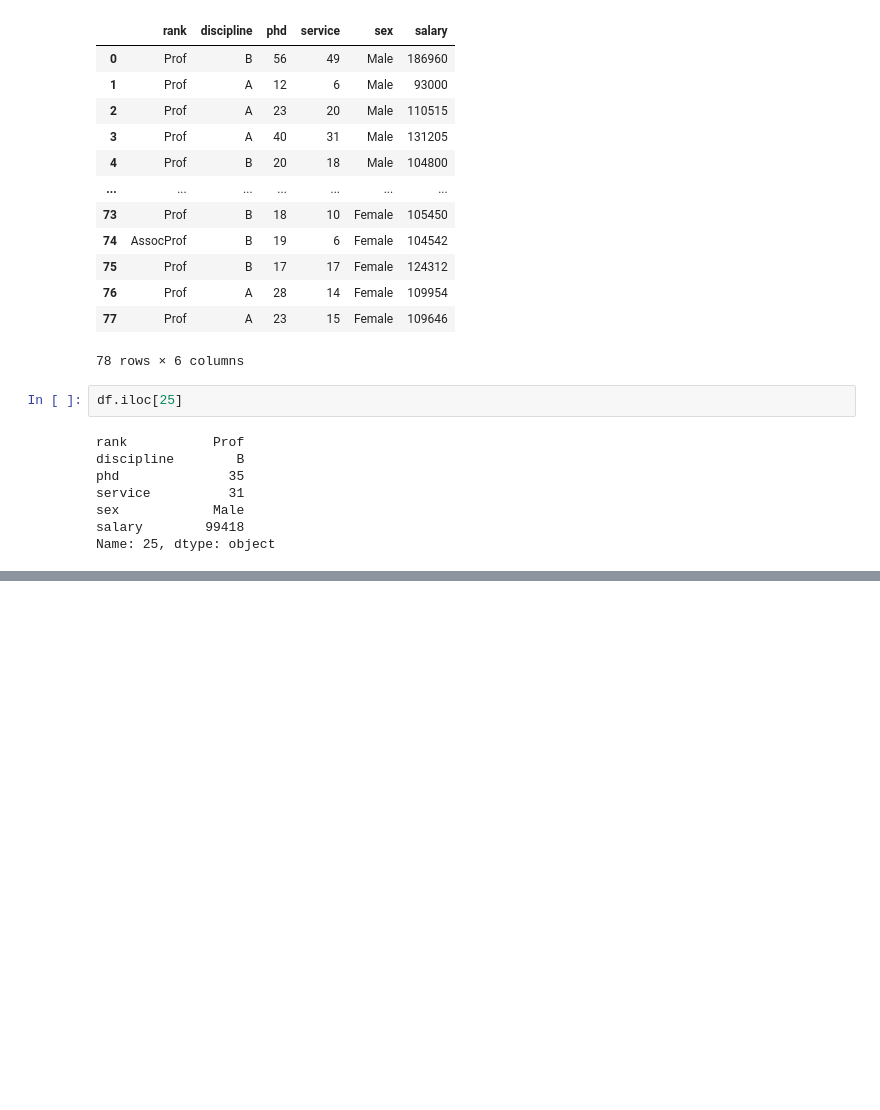
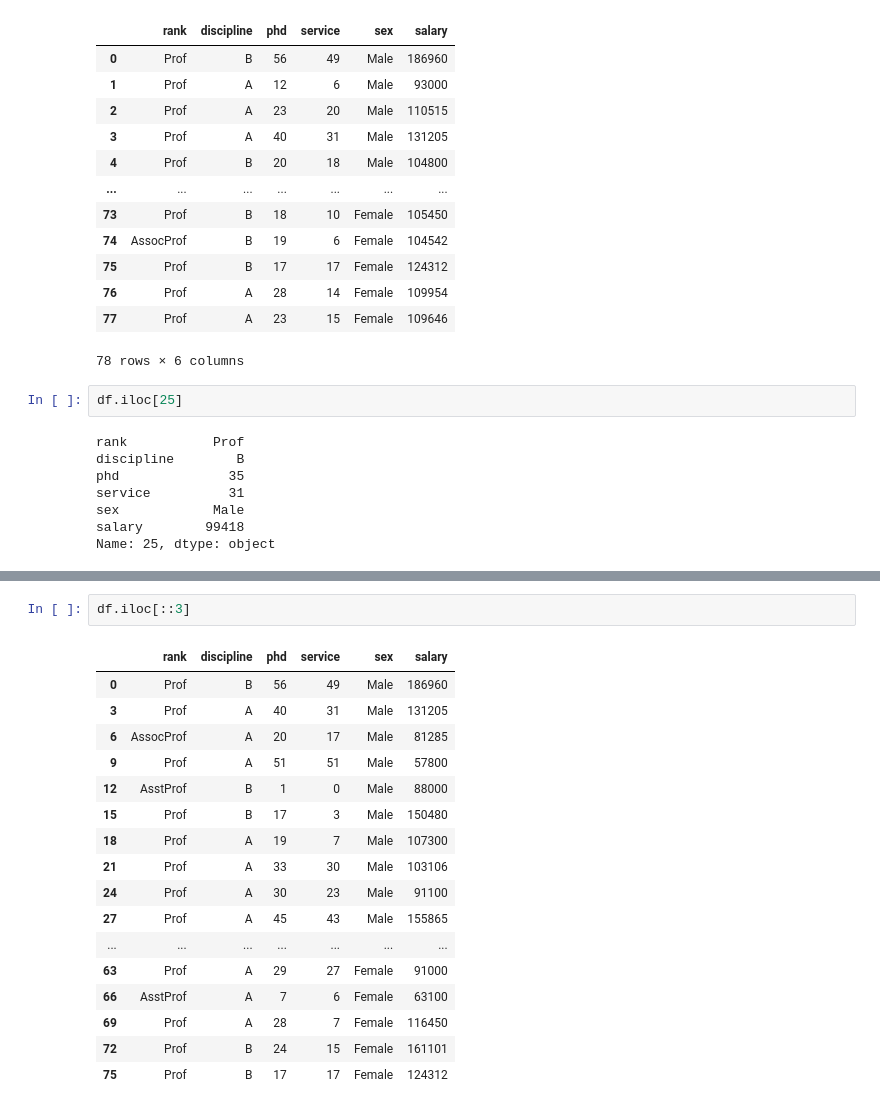
Before and after one commit to MohanPatil1/DS-And-DA-Practice, a Jupyter notebook: practice_on_pandas.ipynb, the cells around one changed output, grey strips where cells are left out. Saved outputs shown, nothing was run; the diff lists cells and outputs as text; blank space fills up the shorter version.

```diff
--- a/practice_on_pandas.ipynb
+++ b/practice_on_pandas.ipynb
@@ -677,0 +849,20 @@ Name: 25, dtype: object
+# %%
+df.iloc[::3]
+# %% [output]
+|  | rank | discipline | phd | service | sex | salary |
+| 0 | Prof | B | 56 | 49 | Male | 186960 |
+| 3 | Prof | A | 40 | 31 | Male | 131205 |
+| 6 | AssocProf | A | 20 | 17 | Male | 81285 |
+| 9 | Prof | A | 51 | 51 | Male | 57800 |
+| 12 | AsstProf | B | 1 | 0 | Male | 88000 |
+| 15 | Prof | B | 17 | 3 | Male | 150480 |
+| 18 | Prof | A | 19 | 7 | Male | 107300 |
+| 21 | Prof | A | 33 | 30 | Male | 103106 |
+| 24 | Prof | A | 30 | 23 | Male | 91100 |
+| 27 | Prof | A | 45 | 43 | Male | 155865 |
+| ... | ... | ... | ... | ... | ... | ... |
+| 63 | Prof | A | 29 | 27 | Female | 91000 |
+| 66 | AsstProf | A | 7 | 6 | Female | 63100 |
+| 69 | Prof | A | 28 | 7 | Female | 116450 |
+| 72 | Prof | B | 24 | 15 | Female | 161101 |
+| 75 | Prof | B | 17 | 17 | Female | 124312 |
```
Also changed, not shown: parts of 29 cells of this notebook.
